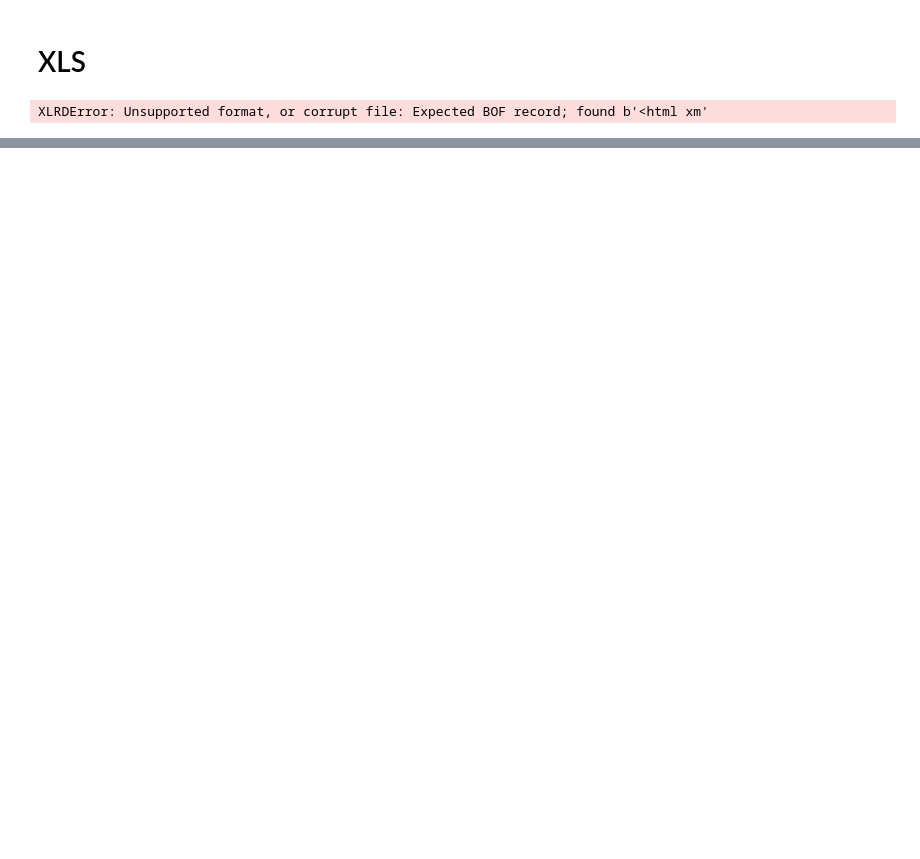
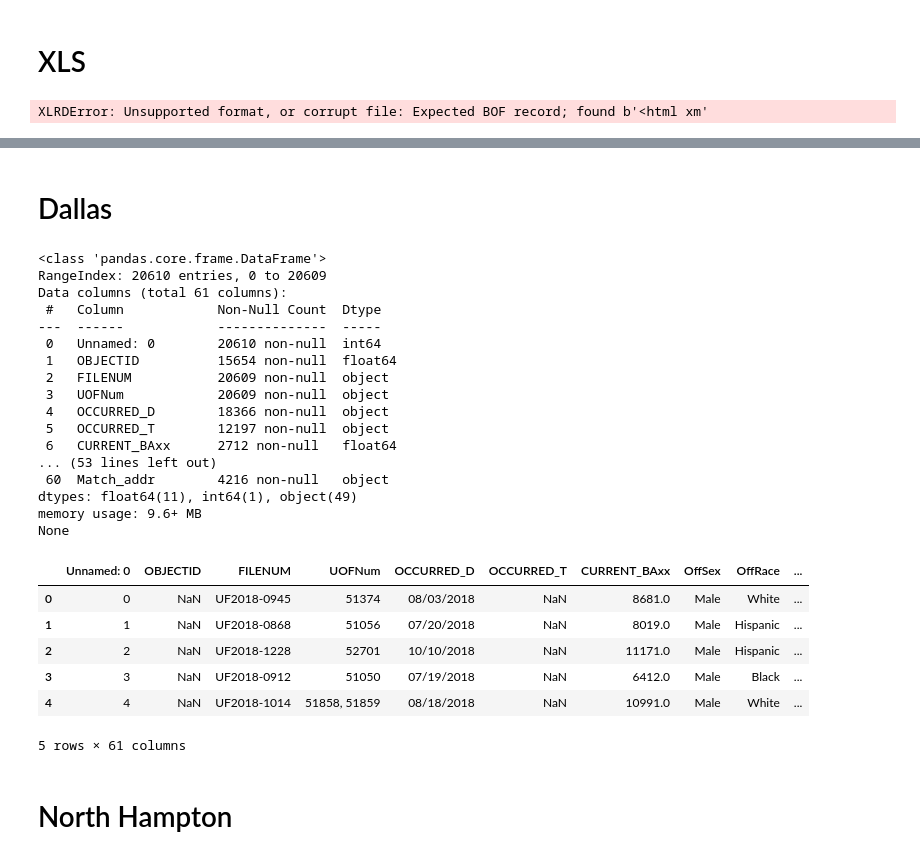
Before and after one commit to BloomTech-Labs/human-rights-first-ds-d, a Jupyter notebook: notebooks/labs_27/0.1-JM-data-wrangling.ipynb, the cells around one changed output, grey strips where cells are left out. Saved outputs shown, nothing was run; the diff lists cells and outputs as text; code cells hidden in the pictures; blank space fills up the shorter version.

```diff
--- a/notebooks/labs_27/0.1-JM-data-wrangling.ipynb
+++ b/notebooks/labs_27/0.1-JM-data-wrangling.ipynb
@@ -180,0 +543,32 @@ bedford.head()
+# %% [markdown]
+# Dallas
+# %%
+dallas = pd.read_csv(data_path / 'Dallas.csv')
+
+print(dallas.info())
+dallas.head()
+# %% [output]
+<class 'pandas.core.frame.DataFrame'>
+RangeIndex: 20610 entries, 0 to 20609
+Data columns (total 61 columns):
+ #   Column            Non-Null Count  Dtype
+---  ------            --------------  -----
+ 0   Unnamed: 0        20610 non-null  int64
+ 1   OBJECTID          15654 non-null  float64
+ 2   FILENUM           20609 non-null  object
+ 3   UOFNum            20609 non-null  object
+ 4   OCCURRED_D        18366 non-null  object
+ 5   OCCURRED_T        12197 non-null  object
+ 6   CURRENT_BAxx      2712 non-null   float64
+... (53 lines left out)
+ 60  Match_addr        4216 non-null   object
+dtypes: float64(11), int64(1), object(49)
+memory usage: 9.6+ MB
+None
+|  | Unnamed: 0 | OBJECTID | FILENUM | UOFNum | OCCURRED_D | OCCURRED_T | CURRENT_BAxx | OffSex | OffRace | ... |
+| 0 | 0 | NaN | UF2018-0945 | 51374 | 08/03/2018 | NaN | 8681.0 | Male | White | ... |
+| 1 | 1 | NaN | UF2018-0868 | 51056 | 07/20/2018 | NaN | 8019.0 | Male | Hispanic | ... |
+| 2 | 2 | NaN | UF2018-1228 | 52701 | 10/10/2018 | NaN | 11171.0 | Male | Hispanic | ... |
+| 3 | 3 | NaN | UF2018-0912 | 51050 | 07/19/2018 | NaN | 6412.0 | Male | Black | ... |
+| 4 | 4 | NaN | UF2018-1014 | 51858, 51859 | 08/18/2018 | NaN | 10991.0 | Male | White | ... |
+5 rows × 61 columns
@@ -180,0 +580,2 @@ bedford.head()
+# %% [markdown]
+# North Hampton
```
Also changed, not shown: parts of 55 cells of this notebook, 30 other files.
